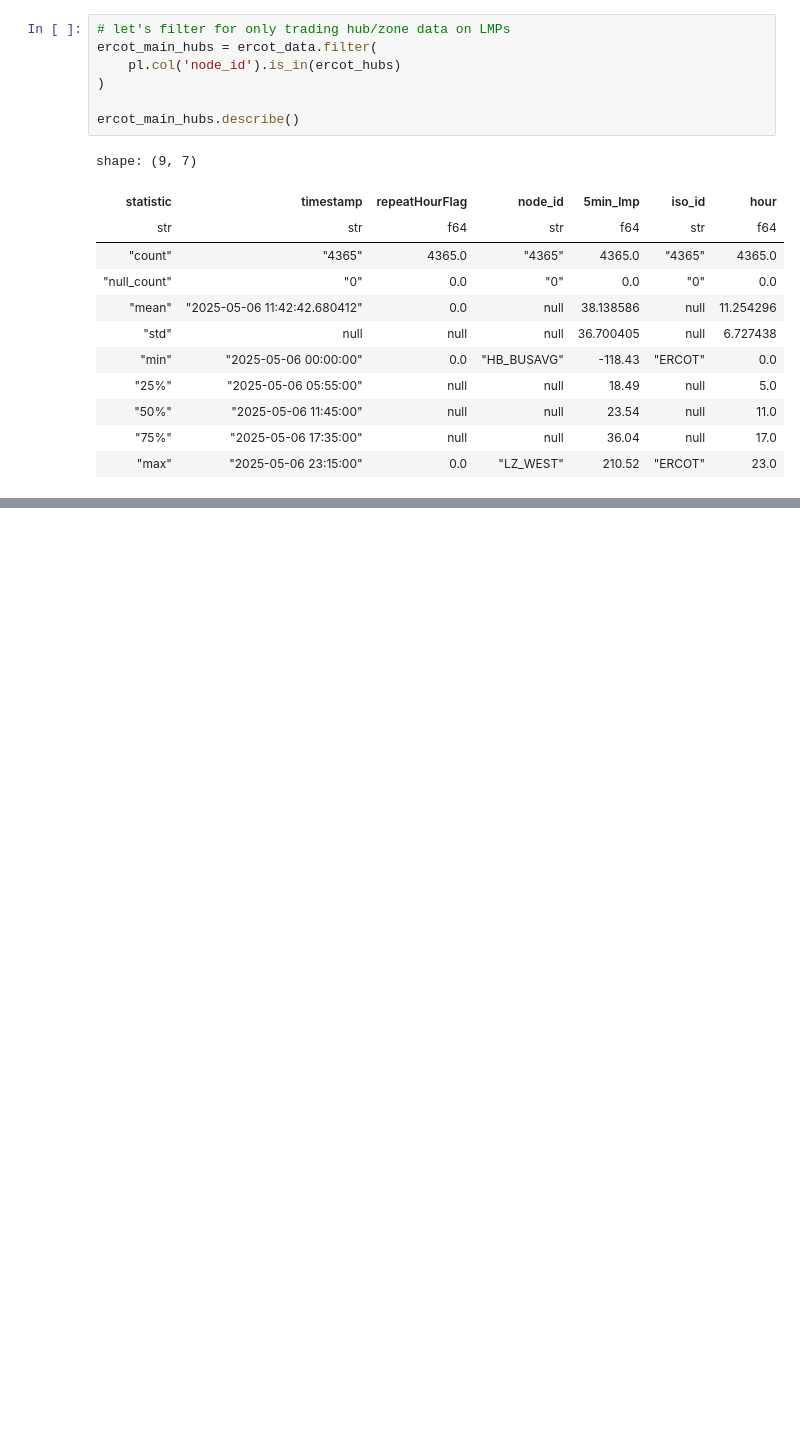
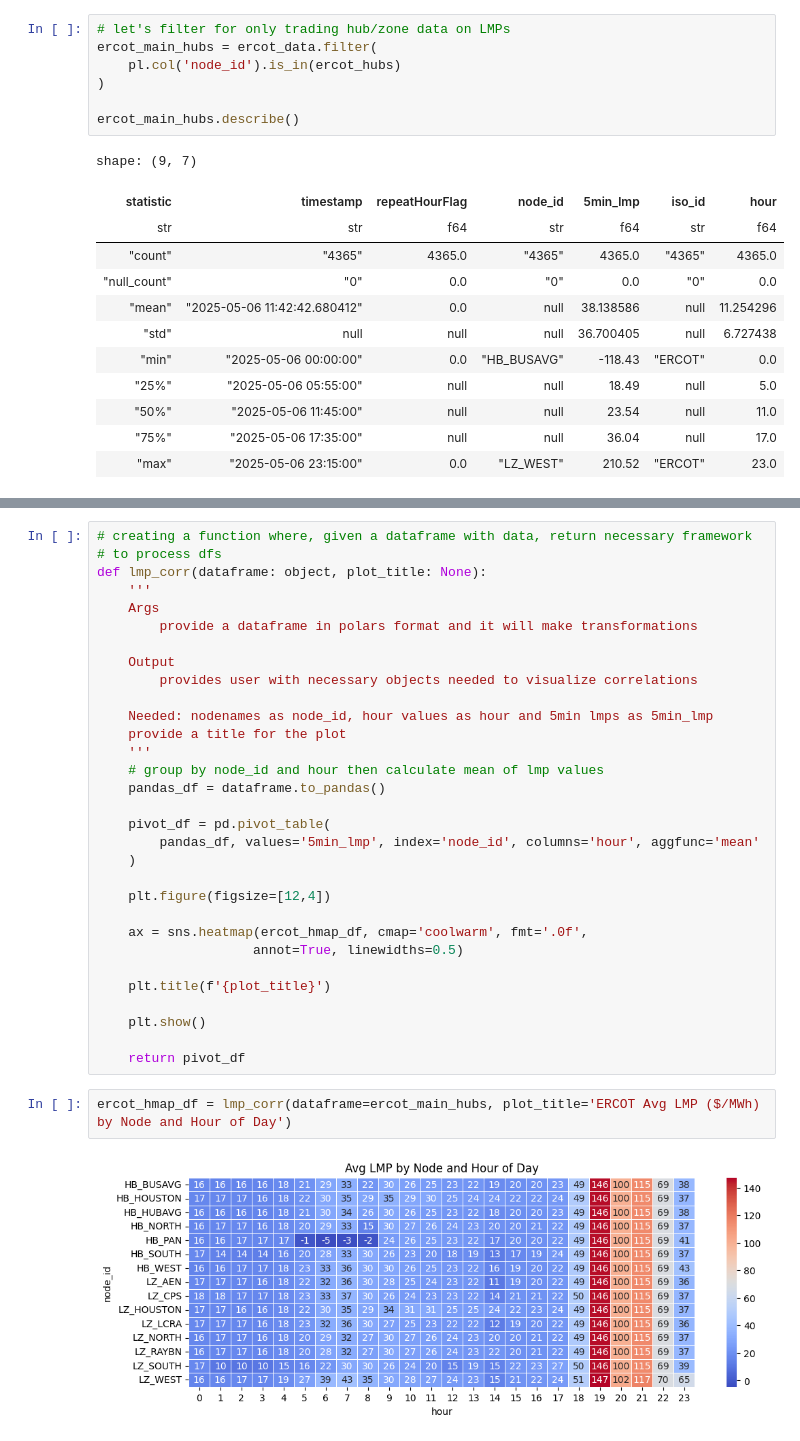
Before and after one commit to aangelsalazarr/us_electricity_pricing, a Jupyter notebook: statistical_analysis.ipynb, the cells around one changed output, grey strips where cells are left out. Drawn from its saved outputs; the diff is of its cells as text; blank space fills up the shorter version.

Commit message:
setting up some visuals

```diff
--- a/statistical_analysis.ipynb
+++ b/statistical_analysis.ipynb
@@ -138,0 +131,35 @@ Resolved plan until failure:
+# %%
+# creating a function where, given a dataframe with data, return necessary framework
+# to process dfs
+def lmp_corr(dataframe: object, plot_title: None):
+    '''
+    Args
+        provide a dataframe in polars format and it will make transformations
+
+    Output
+        provides user with necessary objects needed to visualize correlations
+
+    Needed: nodenames as node_id, hour values as hour and 5min lmps as 5min_lmp
+    provide a title for the plot
+    '''
+    # group by node_id and hour then calculate mean of lmp values
+    pandas_df = dataframe.to_pandas()
+
+    pivot_df = pd.pivot_table(
+        pandas_df, values='5min_lmp', index='node_id', columns='hour', aggfunc='mean'
+    )
+
+    plt.figure(figsize=[12,4])
+
+    ax = sns.heatmap(ercot_hmap_df, cmap='coolwarm', fmt='.0f',
+                    annot=True, linewidths=0.5)
+
+    plt.title(f'{plot_title}')
+
+    plt.show()
+
+    return pivot_df
+# %%
+ercot_hmap_df = lmp_corr(dataframe=ercot_main_hubs, plot_title='ERCOT Avg LMP ($/MWh) by Node and Hour of Day')
+# %% [output]
+[figure, added]
```
Also changed, not shown: parts of 3 cells of this notebook, 2 other files.
